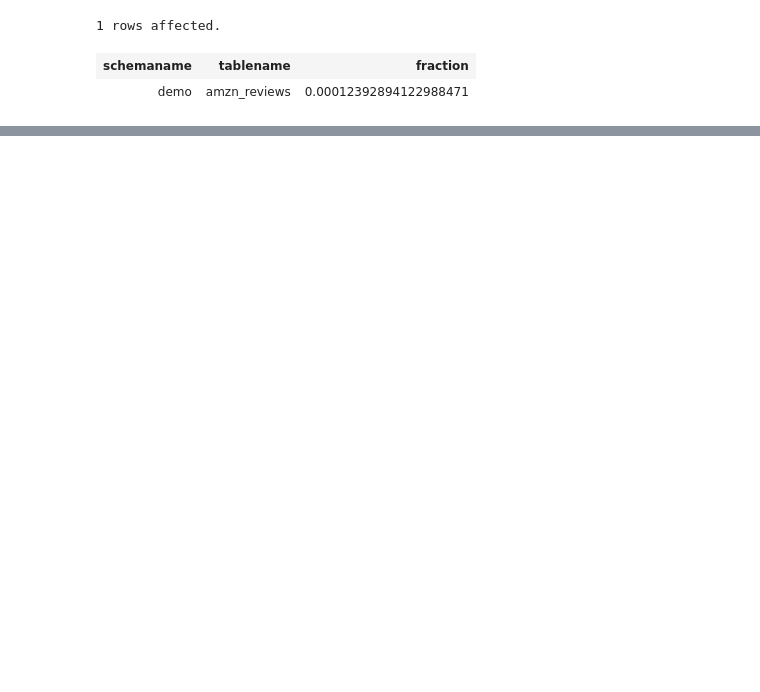
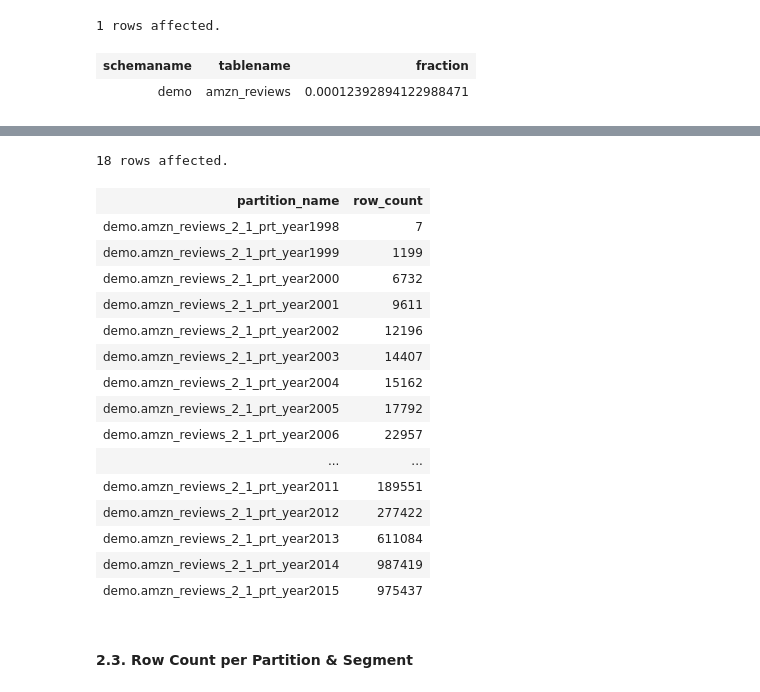
Before and after one commit to cantzakas/gp-demo-aws, a Jupyter notebook: GP-demo-2.ipynb, the cells around one changed output, grey strips where cells are left out. Drawn from its saved outputs; the diff is of its cells as text; code cells hidden in the pictures; blank space fills up the shorter version.

```diff
--- a/GP-demo-2.ipynb
+++ b/GP-demo-2.ipynb
@@ -265,0 +269,23 @@ SELECT tableoid::regclass, count(*) FROM demo.amzn_reviews_v2 GROUP BY 1 ORDER B
+# %%
+query = !cat script/5-2-2-row_count_per_partition.sql
+%sql $DB_USER@$DB_SERVER {''.join(query)}
+# %% [output]
+18 rows affected.
+| partition_name | row_count |
+| demo.amzn_reviews_2_1_prt_year1998 | 7 |
+| demo.amzn_reviews_2_1_prt_year1999 | 1199 |
+| demo.amzn_reviews_2_1_prt_year2000 | 6732 |
+| demo.amzn_reviews_2_1_prt_year2001 | 9611 |
+| demo.amzn_reviews_2_1_prt_year2002 | 12196 |
+| demo.amzn_reviews_2_1_prt_year2003 | 14407 |
+| demo.amzn_reviews_2_1_prt_year2004 | 15162 |
+| demo.amzn_reviews_2_1_prt_year2005 | 17792 |
+| demo.amzn_reviews_2_1_prt_year2006 | 22957 |
+| ... | ... |
+| demo.amzn_reviews_2_1_prt_year2011 | 189551 |
+| demo.amzn_reviews_2_1_prt_year2012 | 277422 |
+| demo.amzn_reviews_2_1_prt_year2013 | 611084 |
+| demo.amzn_reviews_2_1_prt_year2014 | 987419 |
+| demo.amzn_reviews_2_1_prt_year2015 | 975437 |
+# %% [markdown]
+#### 2.3. Row Count per Partition & Segment
```
Also changed, not shown: parts of 56 cells of this notebook, 2 other files.
